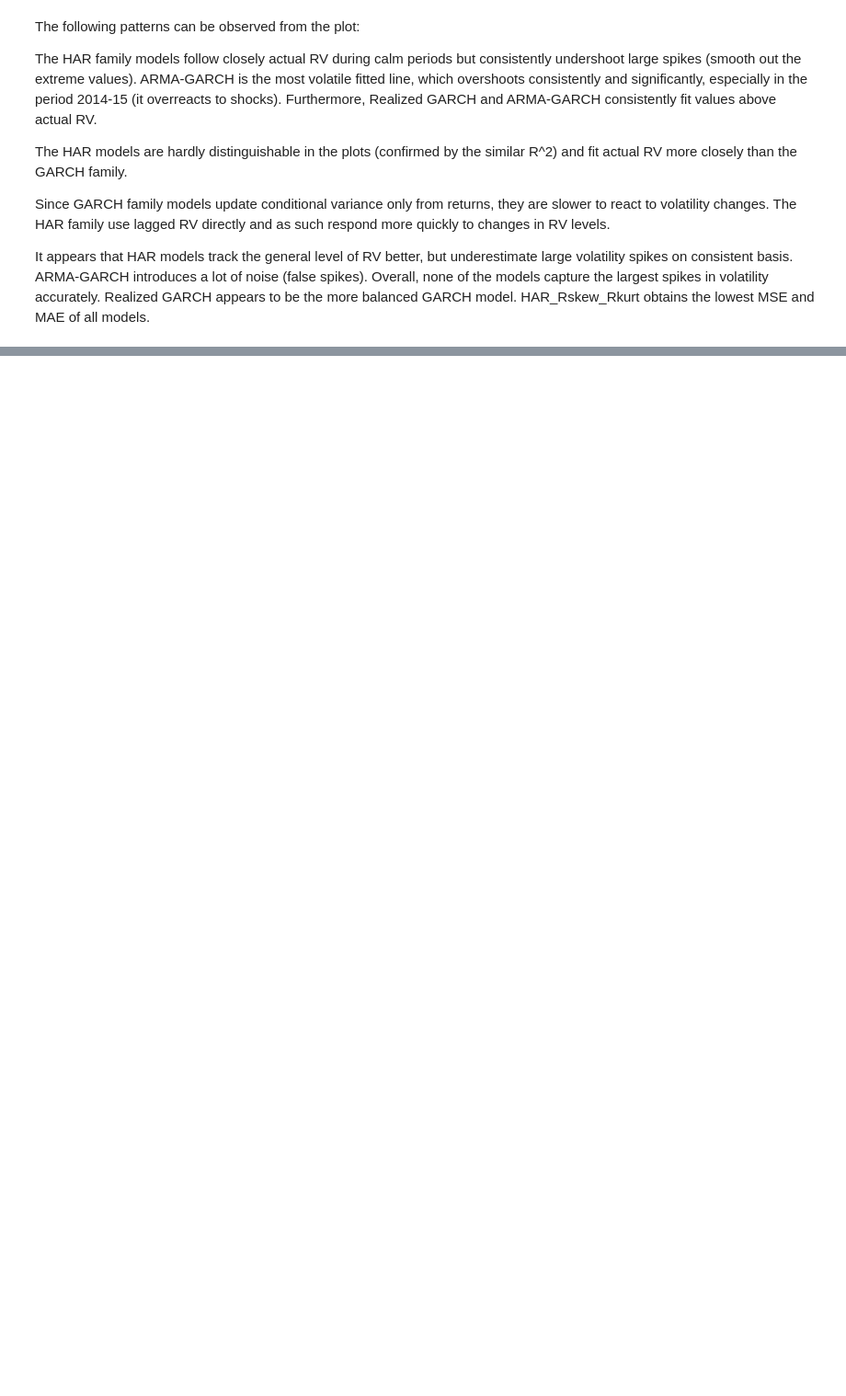
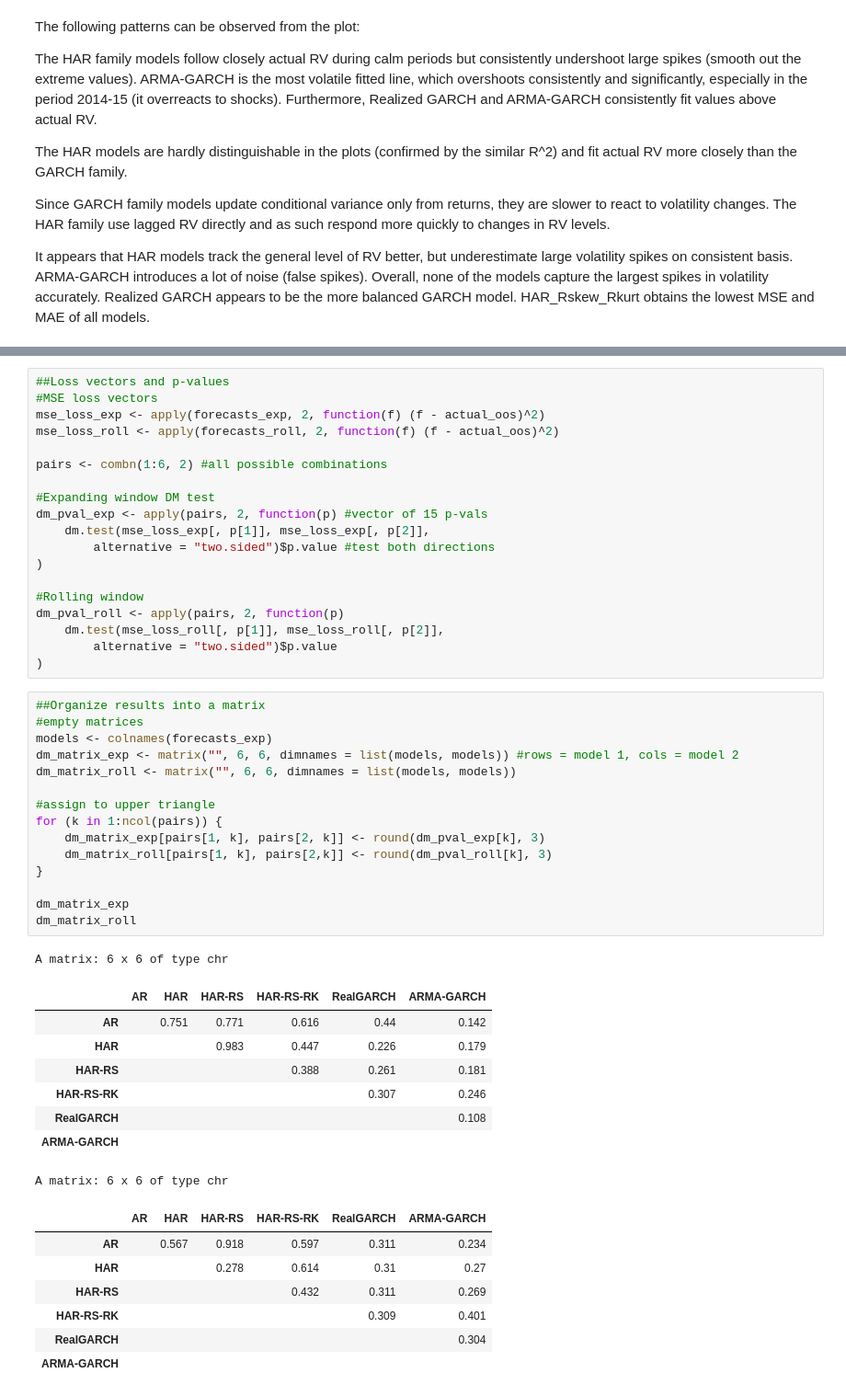
Before and after one commit to mildemx/FE1_Homeworks, a Jupyter notebook: Project/Financial_Econ_Project.ipynb, the cells around one changed output, grey strips where cells are left out. Shown at 92% size. Drawn from its saved outputs; the diff is of its cells as text; blank space fills up the shorter version.

```diff
--- a/Project/Financial_Econ_Project.ipynb
+++ b/Project/Financial_Econ_Project.ipynb
@@ -676,0 +941,51 @@ It appears that HAR models track the general level of RV better, but underestima
+# %%
+##Loss vectors and p-values
+#MSE loss vectors
+mse_loss_exp <- apply(forecasts_exp, 2, function(f) (f - actual_oos)^2)
+mse_loss_roll <- apply(forecasts_roll, 2, function(f) (f - actual_oos)^2)
+
+pairs <- combn(1:6, 2) #all possible combinations
+
+#Expanding window DM test
+dm_pval_exp <- apply(pairs, 2, function(p) #vector of 15 p-vals
+    dm.test(mse_loss_exp[, p[1]], mse_loss_exp[, p[2]],
+        alternative = "two.sided")$p.value #test both directions
+)
+
+#Rolling window
+dm_pval_roll <- apply(pairs, 2, function(p)
+    dm.test(mse_loss_roll[, p[1]], mse_loss_roll[, p[2]],
+        alternative = "two.sided")$p.value
+)
+# %%
+##Organize results into a matrix
+#empty matrices
+models <- colnames(forecasts_exp)
+dm_matrix_exp <- matrix("", 6, 6, dimnames = list(models, models)) #rows = model 1, cols = model 2
+dm_matrix_roll <- matrix("", 6, 6, dimnames = list(models, models))
+
+#assign to upper triangle
+for (k in 1:ncol(pairs)) {
+    dm_matrix_exp[pairs[1, k], pairs[2, k]] <- round(dm_pval_exp[k], 3)
+    dm_matrix_roll[pairs[1, k], pairs[2,k]] <- round(dm_pval_roll[k], 3)
+}
+
+dm_matrix_exp
+dm_matrix_roll
+# %% [output]
+A matrix: 6 x 6 of type chr
+|  | AR | HAR | HAR-RS | HAR-RS-RK | RealGARCH | ARMA-GARCH |
+| AR |  | 0.751 | 0.771 | 0.616 | 0.44 | 0.142 |
+| HAR |  |  | 0.983 | 0.447 | 0.226 | 0.179 |
+| HAR-RS |  |  |  | 0.388 | 0.261 | 0.181 |
+| HAR-RS-RK |  |  |  |  | 0.307 | 0.246 |
+| RealGARCH |  |  |  |  |  | 0.108 |
+| ARMA-GARCH |  |  |  |  |  |  |
+A matrix: 6 x 6 of type chr
+|  | AR | HAR | HAR-RS | HAR-RS-RK | RealGARCH | ARMA-GARCH |
+| AR |  | 0.567 | 0.918 | 0.597 | 0.311 | 0.234 |
+| HAR |  |  | 0.278 | 0.614 | 0.31 | 0.27 |
+| HAR-RS |  |  |  | 0.432 | 0.311 | 0.269 |
+| HAR-RS-RK |  |  |  |  | 0.309 | 0.401 |
+| RealGARCH |  |  |  |  |  | 0.304 |
+| ARMA-GARCH |  |  |  |  |  |  |
```
Also changed, not shown: parts of 21 cells of this notebook, 3 other files.
